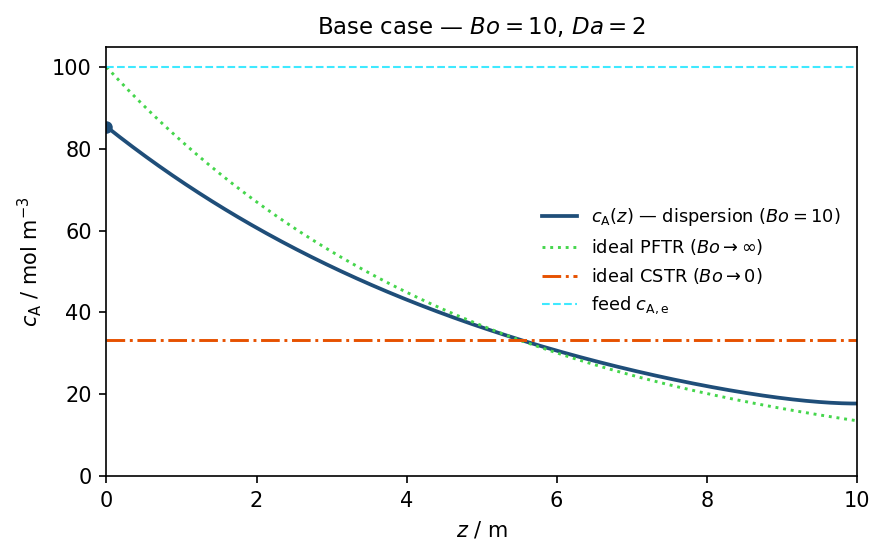
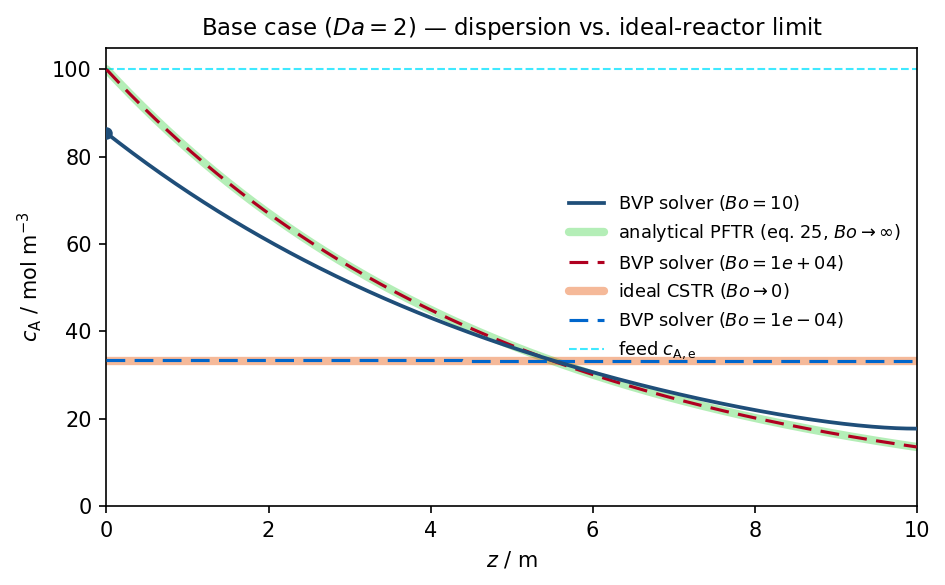
The notebook cell's code change between the first figure and the second:
--- before
+++ after
@@ -1,26 +1,55 @@
 # ============================================================
 # 3.2  PLOT — base-case profile with ideal-reactor references
+#             + BVP solver in the PFTR limit (Bo -> inf) laid
+#               over the analytical PFTR profile (eq. 25)
 # ============================================================
 # --- plot variables (top of cell) ---
-fig_w, fig_h, fig_dpi = 6, 3.8, 150
-col_disp, col_pfr, col_cstr, col_feed = "#1f4e79", "#45d64c", "#e65100", "#3fe9ff"
-lw_disp, n_eval = 1.8, 400
+fig_w, fig_h, fig_dpi = 6.4, 4.0, 150
+col_disp, col_cstr, col_feed = "#1f4e79", "#e65100", "#3fe9ff"   # Bo=10 profile, CSTR, feed
+col_pfr_ana, col_bvp_inf, col_bvp_cstr = "#45d64c", "#b00020", "#0066cc"              # analytical PFTR band, BVP(Bo->inf) line, BVP(Bo->0) line
+lw_disp, lw_pfr_ana, lw_bvp_inf, lw_bvp_cstr = 1.8, 4.0, 1.5, 1.5
+alpha_pfr_ana = 0.40           # transparency of the wide analytical-PFTR reference band
+Bo_inf        = 1e4            # large but finite Bo used to approximate the PFTR limit (D_ax -> 0)
+Bo_zero       = 1e-4           # small but finite Bo used to approximate the CSTR limit (D_ax -> inf)
+n_eval        = 400
 
 # --- data ---
 z_eval  = np.linspace(0, L, n_eval)
-cA_eval = sol.sol(z_eval)[0]
-cA0     = sol.sol(0.0)[0]
-cA_cstr = c_A_in * (1 - X_cstr(Da))          # constant level of an ideal CSTR (same tau)
+cA_eval = sol.sol(z_eval)[0]                     # base-case dispersion profile (Bo = 10)
+cA0     = sol.sol(0.0)[0]                         # inlet value of the Bo = 10 profile (Danckwerts jump)
+cA_cstr = c_A_in * (1 - X_cstr(Da))              # constant level of an ideal CSTR (same tau)
+sol_inf = solve_dispersion(Bo_inf)               # BVP solved with vanishingly small D_ax -> PFTR limit
+cA_inf  = sol_inf.sol(z_eval)[0]                  # numerical PFTR-limit profile from our own model
+sol_zero = solve_dispersion(Bo_zero)             # BVP solved with vanishingly large D_ax -> CSTR limit
+cA_zero = sol_zero.sol(z_eval)[0]                 # numerical CSTR-limit profile from our own model
 
 fig, ax = plt.subplots(figsize=(fig_w, fig_h), dpi=fig_dpi)
-ax.plot(z_eval, cA_eval, color=col_disp, lw=lw_disp,
-        label=rf"$c_\mathrm{{A}}(z)$ — dispersion ($Bo={Bo:.0f}$)")
-ax.plot(z_eval, cA_pfr_profile(z_eval, c_A_in, k, u), color=col_pfr, lw=1.4, ls=":",
-        label=r"ideal PFTR ($Bo\to\infty$)")
-ax.axhline(cA_cstr, color=col_cstr, lw=1.4, ls="-.",
-           label=r"ideal CSTR ($Bo\to 0$)")
-ax.axhline(c_A_in, color=col_feed, lw=1.0, ls="--",
-           label=r"feed $c_\mathrm{A,e}$")
-ax.plot(0, cA0, "o", color=col_disp, ms=5)
+
+# base-case dispersion profile (Bo = 10), plotted first so it sits beneath the overlay pair
+ax.plot(z_eval, cA_eval, color=col_disp, lw=lw_disp, zorder=5,
+        label=rf"BVP solver ($Bo={Bo:.0f}$)")
+
+# analytical PFTR (eq. 25): wide, semi-transparent band acting as the reference "channel"
+ax.plot(z_eval, cA_pfr_profile(z_eval, c_A_in, k, u), color=col_pfr_ana, lw=lw_pfr_ana,
+        alpha=alpha_pfr_ana, solid_capstyle="round", zorder=2,
+        label=r"analytical PFTR (eq. 25, $Bo\to\infty$)")
+
+# our model in the PFTR limit: thin, dashed, high-contrast line drawn ON TOP of the band
+# -> visualises that the numerical BVP solution collapses onto the analytical PFTR profile
+ax.plot(z_eval, cA_inf, color=col_bvp_inf, lw=lw_bvp_inf, ls=(0, (6, 3)), zorder=3,
+        label=rf"BVP solver ($Bo={Bo_inf:.0e}$)")
+
+# ideal-reactor reference level
+ax.axhline(cA_cstr, color=col_cstr, lw=lw_pfr_ana, alpha=alpha_pfr_ana, solid_capstyle="round", zorder=2, label=r"ideal CSTR ($Bo\to 0$)")
+
+# our model in the CSTR limit: thin, dashed, high-contrast line drawn ON TOP of the band
+# -> visualises that the numerical BVP solution collapses onto the analytical CSTR profile
+ax.plot(z_eval, cA_zero, color=col_bvp_cstr, lw=lw_bvp_cstr, ls=(0, (6, 3)), zorder=3,
+        label=rf"BVP solver ($Bo={Bo_zero:.0e}$)")
+
+ax.axhline(c_A_in, color=col_feed, lw=1.0, ls="--", zorder=1, label=r"feed $c_\mathrm{A,e}$")
+
+# inlet marker of the Bo = 10 profile (Danckwerts jump c_A(0) < c_A,e)
+ax.plot(0, cA0, "o", color=col_disp, ms=5, zorder=6)
 
 ax.set_xlabel(r"$z$ / m")
@@ -28,6 +57,7 @@
 ax.set_xlim(0, L)
 ax.set_ylim(0, c_A_in * 1.05)
-ax.set_title(rf"Base case — $Bo = {Bo:.0f}$, $Da = {Da:.0f}$", fontsize=11)
+ax.set_title(rf"Base case ($Da = {Da:.0f}$) — dispersion vs. ideal-reactor limit", fontsize=11)
 ax.legend(frameon=False, fontsize=8.5, loc="right")
 fig.tight_layout()
+fig.savefig("dispersion_profile_base_case.png", dpi=fig_dpi, bbox_inches="tight")
 plt.show()

Commit: Wrote Validation discussion and Intro for parameter variation